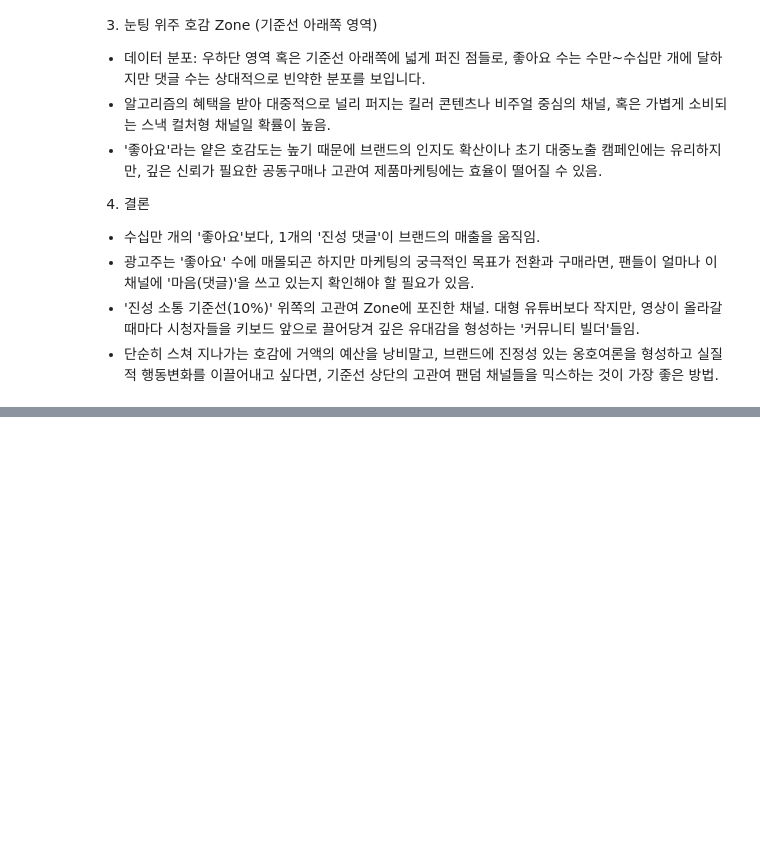
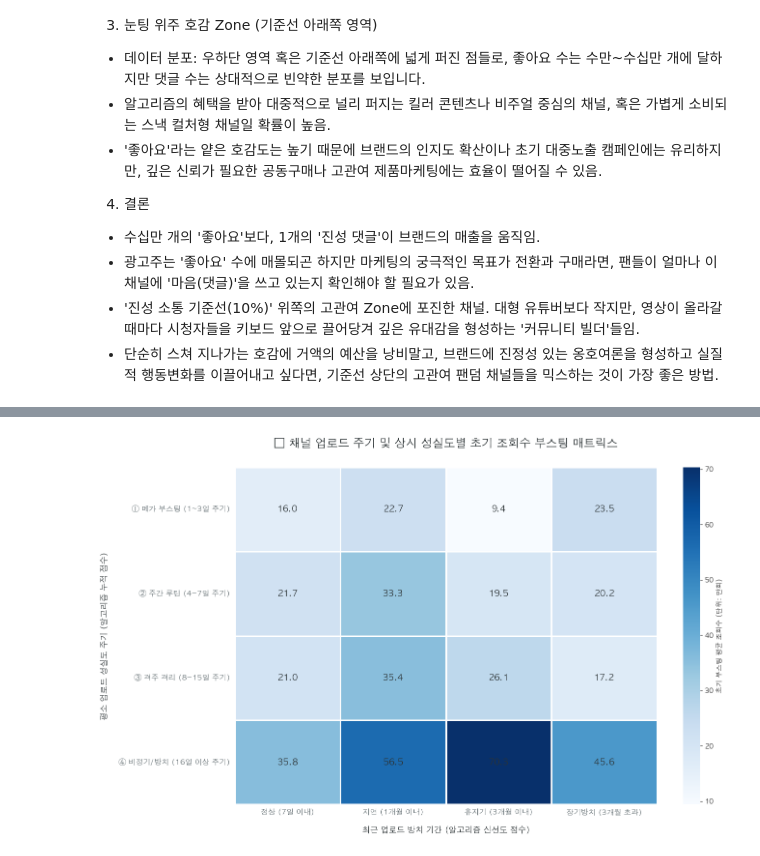
Before and after one commit to SKNETWORKS-FAMILY-AICAMP/SKN30-2nd-1Team, a Jupyter notebook: notebooks/01_data_collection/10_data_EDA.ipynb, the cells around one changed output, grey strips where cells are left out. Cells and saved outputs as stored; diff of their text form; code cells hidden in the pictures; blank space fills up the shorter version.

```diff
--- a/notebooks/01_data_collection/10_data_EDA.ipynb
+++ b/notebooks/01_data_collection/10_data_EDA.ipynb
@@ -834,0 +1053,77 @@ plt.show()
+# %%
+import pandas as pd
+import matplotlib.pyplot as plt
+import seaborn as sns
+import numpy as np
+
+# 1. 파일 경로 지정 및 데이터 로드
+csv_path = "/Users/baebae/Desktop/2차 프로젝트/SKN30-2nd-1Team/data/raw/dataset_wide.csv"
+df = pd.read_csv(csv_path)
+
+# 2. 비즈니스 관점의 활동성 변수 생성 및 라벨 정리
+# 업로드 주기(avg_upload_interval_days)를 기반으로 Y축(업로드 성실도 주기) 정의
+def categorize_interval(x):
+    if x <= 3: return '① 메가 부스팅 (1~3일 주기)'
+    elif x <= 7: return '② 주간 루틴 (4~7일 주기)'
+    elif x <= 15: return '③ 격주 격리 (8~15일 주기)'
+    else: return '④ 비정기/방치 (16일 이상 주기)'
+
+df['upload_cycle'] = df['avg_upload_interval_days'].apply(categorize_interval)
+
+# 최근 공백기(days_since_last_upload)를 기반으로 X축(최근 업로드 방치 수준) 정의
+def categorize_recency(x):
+    if x <= 7: return '정상 (7일 이내)'
+    elif x <= 30: return '지연 (1개월 이내)'
+    elif x <= 90: return '휴지기 (3개월 이내)'
+    else: return '장기방치 (3개월 초과)'
+
+df['recency_status'] = df['days_since_last_upload'].apply(categorize_recency)
+
+# 축 정렬 순서 강제 고정
+cycle_order = ['① 메가 부스팅 (1~3일 주기)', '② 주간 루틴 (4~7일 주기)', '③ 격주 격리 (8~15일 주기)', '④ 비정기/방치 (16일 이상 주기)']
+recency_order = ['정상 (7일 이내)', '지연 (1개월 이내)', '휴지기 (3개월 이내)', '장기방치 (3개월 초과)']
+
+# 3. 피벗 테이블 생성 (평균 조회수 -> 만회 단위 변환)
+pivot_df = df.pivot_table(
+    index='upload_cycle',
+    columns='recency_status',
+    values='avg_view_count',
+    aggfunc='mean'
+)
+
+# 순서 재정렬 및 빈값 방어
+pivot_df = pivot_df.reindex(index=cycle_order, columns=recency_order).fillna(0)
+pivot_df_man = pivot_df / 10000
+
+# 4. Mac 맞춤형 스타일 및 한글 폰트 설정
+plt.rcParams['font.family'] = 'AppleGothic'
+plt.rcParams['axes.unicode_minus'] = False
+
+fig, ax = plt.subplots(figsize=(14, 8.5))
+ax.set_facecolor('purple')
+
+# 5. 세련된 Blues 컬러칩으로 히트맵 그리기 (데이터가 다이나믹하게 쪼개짐)
+sns.heatmap(
+    pivot_df_man,
+    annot=True,
+    fmt=".1f",
+    cmap="Blues", # 성과 신뢰도를 상징하는 차분한 블루톤 계열 사용
+    linewidths=2,
+    linecolor='#FFFFFF',
+    annot_kws={"size": 13, "weight": "bold", "color": "#2D3436"},
+    cbar_kws={'label': '초기 부스팅 평균 조회수 (단위: 만회)'},
+    ax=ax
+)
+
+# 6. 축 이름 및 라벨 가독성 세밀 가공
+plt.title('🔥 채널 업로드 주기 및 상시 성실도별 초기 조회수 부스팅 매트릭스', fontsize=17, fontweight='bold', pad=30, color='#2D3436')
+plt.xlabel('최근 업로드 방치 기간 (알고리즘 신선도 점수)', fontsize=12, fontweight='bold', labelpad=15, color='#2D3436')
+plt.ylabel('평소 업로드 성실도 주기 (알고리즘 누적 점수)', fontsize=12, fontweight='bold', labelpad=15, color='#2D3436')
+
+plt.xticks(fontsize=11, fontweight='bold', color='#636E72')
+plt.yticks(fontsize=11, fontweight='bold', color='#636E72', rotation=0)
+
+plt.tight_layout()
+plt.show()
+# %% [output]
+[figure, added]
```
Also changed, not shown: parts of 11 cells of this notebook.
